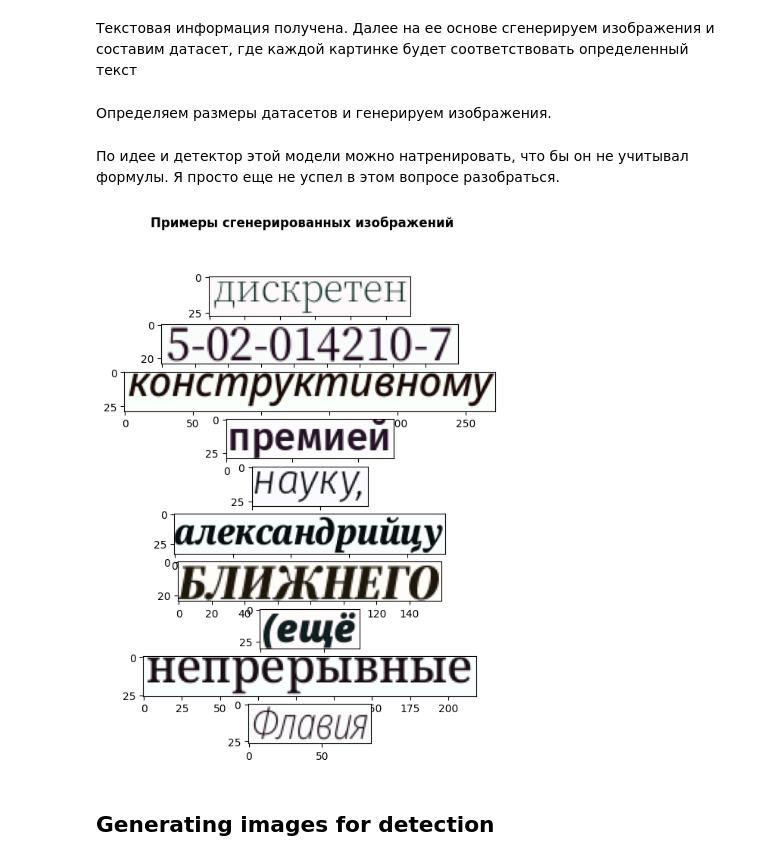
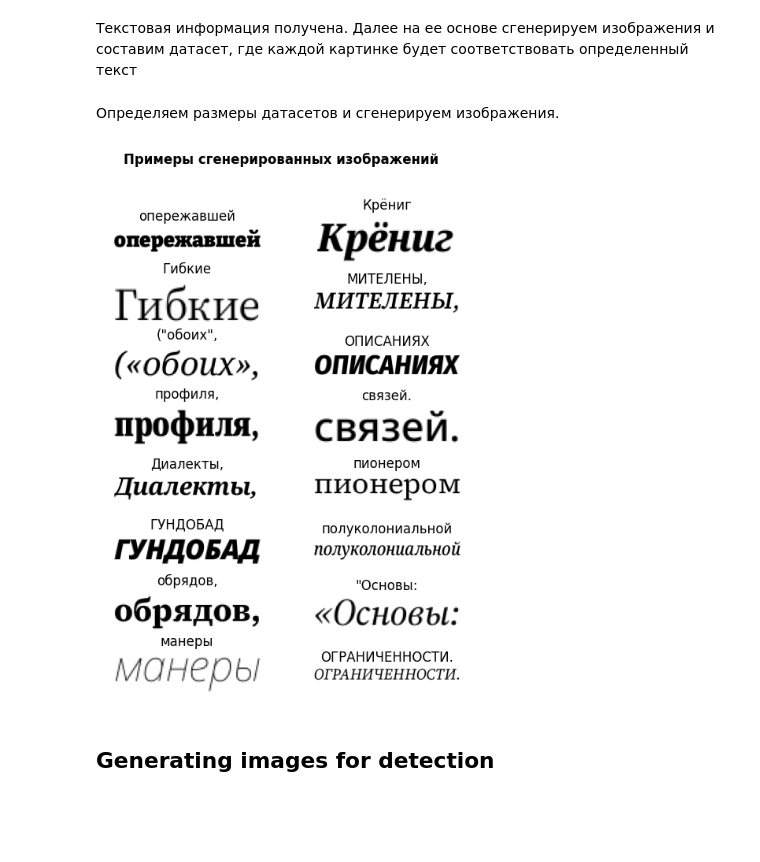
Before and after one commit to aufflammen/ocr_cyrillic, a Jupyter notebook: synthetic_datasets.ipynb, the cells around one changed output. Drawn from its saved outputs; the diff is of its cells as text; code cells hidden in the pictures; blank space fills up the shorter version.

```diff
--- a/synthetic_datasets.ipynb
+++ b/synthetic_datasets.ipynb
@@ -30 +35,15 @@ from castom_utils import (load_config,
                           )
+# %%
+def draw_images(path, num=16):
+    annotations = read_json(path / 'labels.json')
+    img_names = np.random.choice(list(annotations.keys()), num)
+
+    fig, axes = plt.subplots(num // 2, 2, figsize=(6, num / 2))
+    fig.suptitle('Примеры сгенерированных изображений', fontweight='bold')
+    for ax, img_name in zip(axes.flat, img_names):
+        img = Image.open(path.joinpath('images', img_name)).convert('RGB')
+        # img = ImageOps.invert(img)
+        ax.set_title(annotations[img_name])
+        ax.imshow(img)
+        ax.axis('off')
+    plt.show()
@@ -308,4 +422,2 @@ def generate_recognition_dataset(output_dir, fonts, num_images, text_samples, nu
 # %% [markdown]
-Определяем размеры датасетов и генерируем изображения.
+Определяем размеры датасетов и cгенерируем изображения.
-# %% [markdown]
-По идее и детектор этой модели можно натренировать, что бы он не учитывал формулы. Я просто еще не успел в этом вопросе разобраться.
@@ -322,15 +432,7 @@ generate_recognition_dataset(recognition_dataset.joinpath('val'), good_fonts, va
-# %%
-random_img = random.choices(list(recognition_dataset.joinpath('train').rglob('*.png')), k=10)
-
-fig, axes = plt.subplots(len(random_img), figsize=(8, 8))
-fig.suptitle('Примеры сгенерированных изображений', fontweight='bold')
-for ax, path_img in zip(axes.flat, random_img):
-    img = Image.open(path_img)
-    ax.imshow(img)
-    # ax.axis('off')
-plt.show()
-# %% [output]
-[figure, removed]
+# %%
+draw_images(CFG.dataset_synthetic / 'recognition' / 'train2')
+# %% [output]
+[figure, added]
 # %% [markdown]
 ## Generating images for detection
 # %% [markdown]
```
Also changed, not shown: parts of 24 cells of this notebook, 6 other files.
